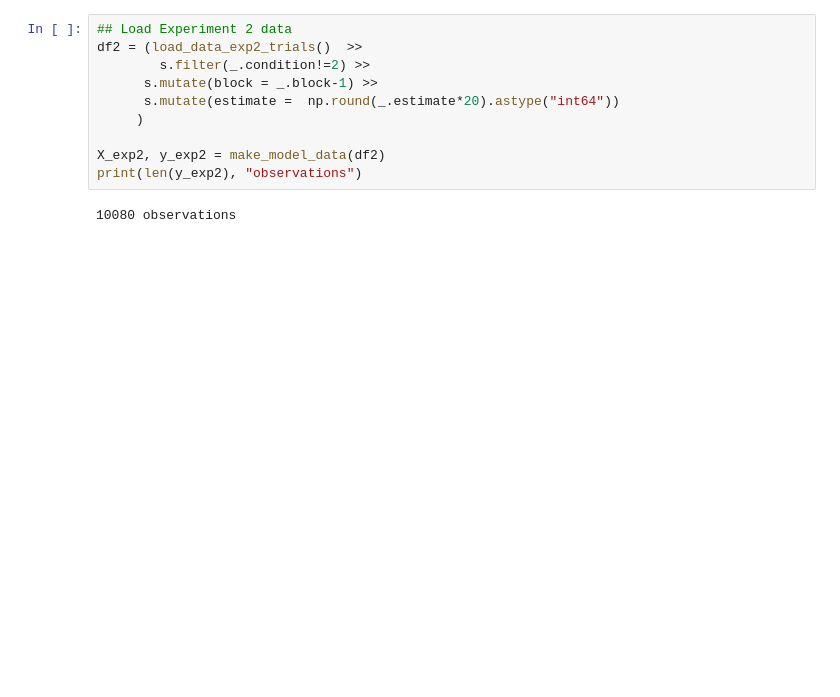
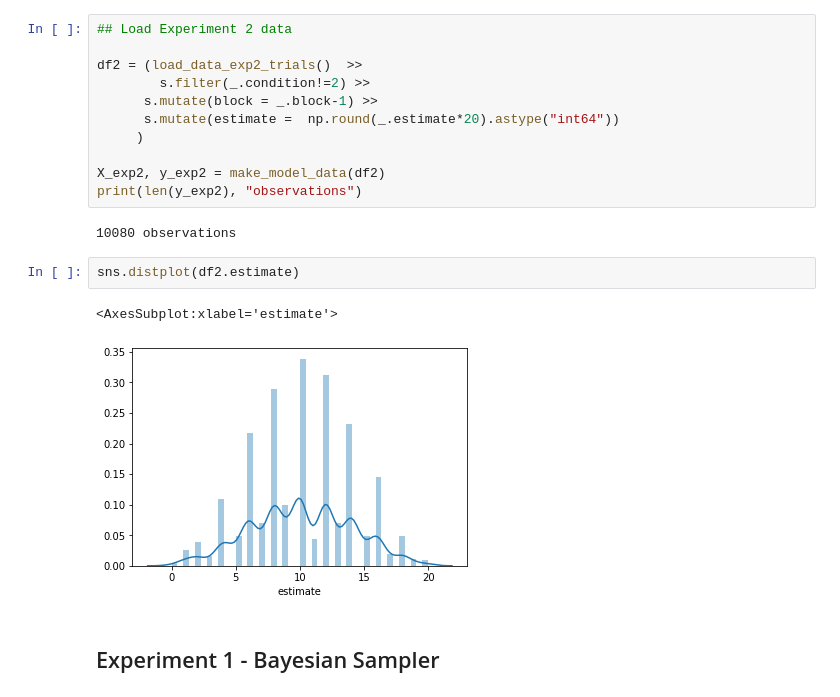
Before and after one commit to derekpowell/bayesian-sampler, a Jupyter notebook: fit-trial-models.ipynb, the cells around one changed output. Drawn from its saved outputs; the diff is of its cells as text; blank space fills up the shorter version.

```diff
--- a/fit-trial-models.ipynb
+++ b/fit-trial-models.ipynb
@@ -91,5 +114,6 @@ print(len(y_exp1), "observations")
 # %%
 ## Load Experiment 2 data
+
 df2 = (load_data_exp2_trials()  >>
         s.filter(_.condition!=2) >>
       s.mutate(block = _.block-1) >>
@@ -100,3 +124,10 @@ X_exp2, y_exp2 = make_model_data(df2)
 print(len(y_exp2), "observations")
 # %% [output]
 10080 observations
+# %%
+sns.distplot(df2.estimate)
+# %% [output]
+<AxesSubplot:xlabel='estimate'>
+[figure, added]
+# %% [markdown]
+## Experiment 1 - Bayesian Sampler
```
Also changed, not shown: parts of 43 cells of this notebook, 6 other files.
